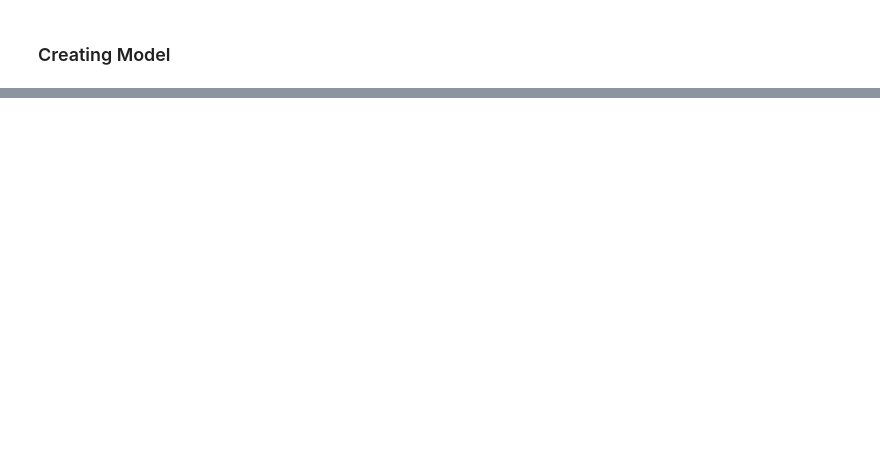
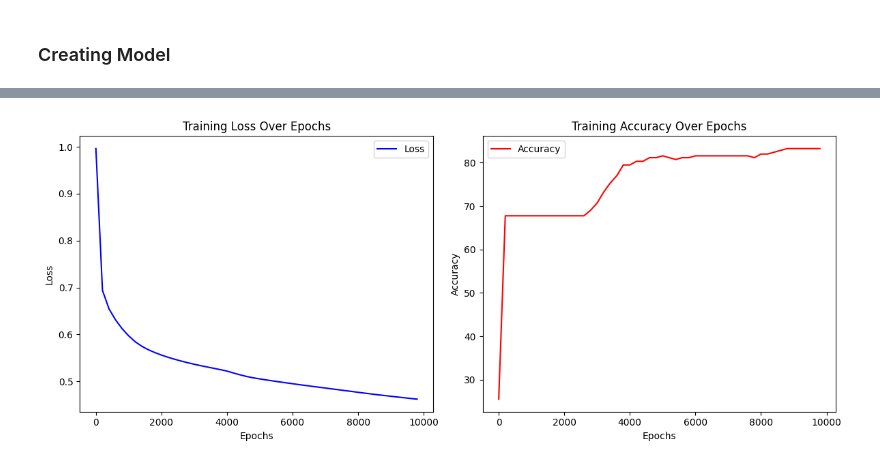
Before and after one commit to yashkathe/Predict-Heart-Failure-Binary-Classification, a Jupyter notebook: class-heart-failure-ds-2.ipynb, the cells around one changed output, grey strips where cells are left out. Saved outputs shown, nothing was run; the diff lists cells and outputs as text; code cells hidden in the pictures; blank space fills up the shorter version.

```diff
--- a/class-heart-failure-ds-2.ipynb
+++ b/class-heart-failure-ds-2.ipynb
@@ -226,0 +254,4 @@ MyModel(
+# %%
+loss_fn = nn.BCEWithLogitsLoss()
+
+optimizer = optim.SGD(model.parameters(), lr=0.0001)
@@ -226,0 +260,7 @@ MyModel(
+# %%
+# def accuracy_fn(y_pred, y_actual):
+def accuracy_fn(y_pred, y_actual):
+    assert y_pred.shape == y_actual.shape
+    correct = torch.eq(y_pred, y_actual).sum().item()
+    accuracy = (correct / len(y_actual)) * 100
+    return accuracy
@@ -226,0 +269,2 @@ MyModel(
+# %%
+train_loss, train_accu, test_loss, test_accu, epoch_arr = [], [], [], [], []
@@ -226,0 +324,28 @@ MyModel(
+# %%
+def plot_side_by_side(epochs, loss, accuracy, label_train_test):
+    # Create a figure and a set of subplots
+    fig, ax = plt.subplots(1, 2, figsize=(12, 5))  # 1 row, 2 columns
+
+    # Plot on the first subplot (left)
+    ax[0].plot(epochs, loss, label='Loss', color='blue')
+    ax[0].set_title(f'{label_train_test} Loss Over Epochs')
+    ax[0].set_xlabel('Epochs')
+    ax[0].set_ylabel('Loss')
+    ax[0].legend()
+
+    # Plot on the second subplot (right)
+    ax[1].plot(epochs, accuracy, label='Accuracy', color='red')
+    ax[1].set_title(f'{label_train_test} Accuracy Over Epochs')
+    ax[1].set_xlabel('Epochs')
+    ax[1].set_ylabel('Accuracy')
+    ax[1].legend()
+
+    # Adjust layout to prevent overlap
+    plt.tight_layout()
+
+    # Show the plots
+    plt.show()
+# %%
+plot_side_by_side(epoch_arr, train_loss, train_accu, "Training")
+# %% [output]
+[figure, added]
```
Also changed, not shown: parts of 13 cells of this notebook, 3 other files.
